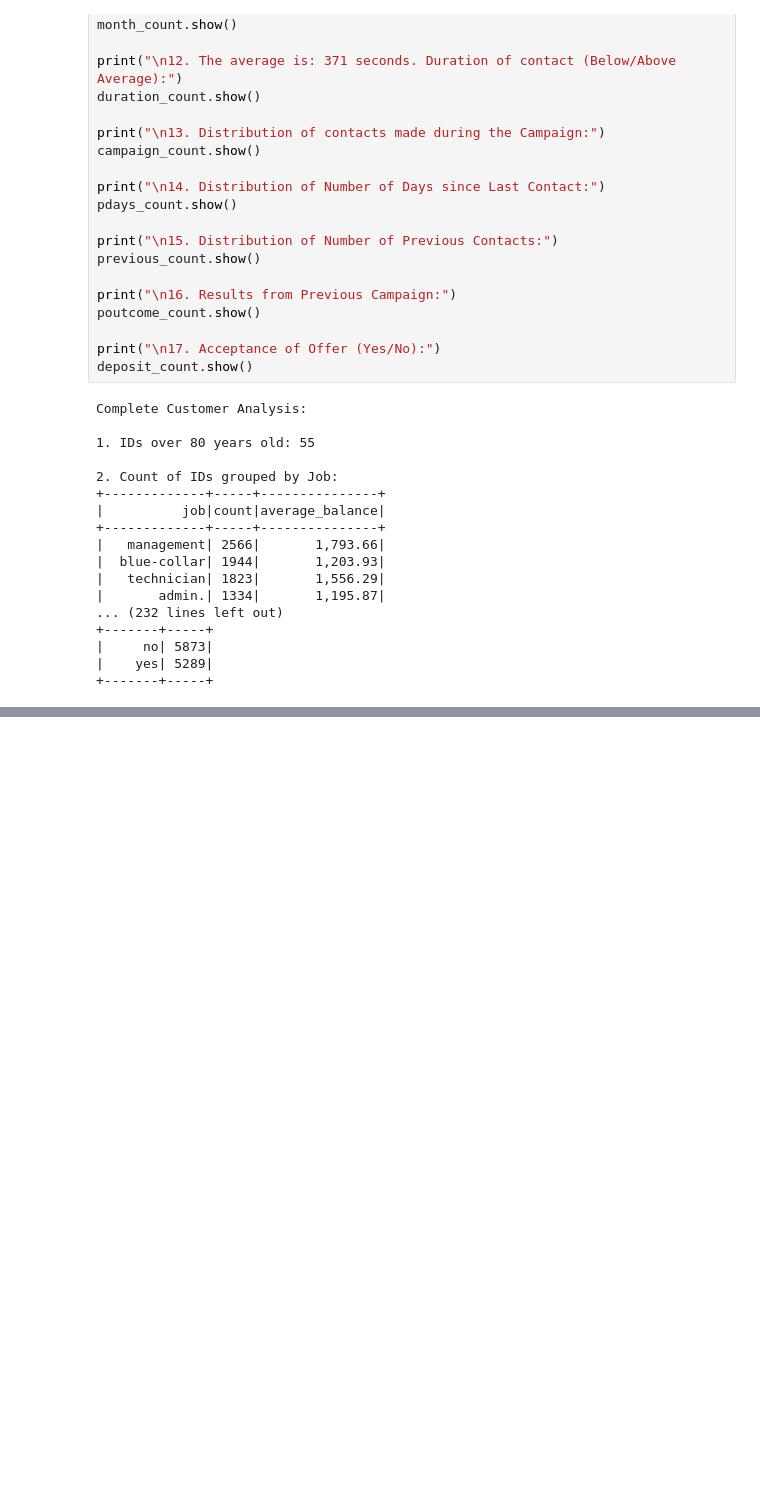
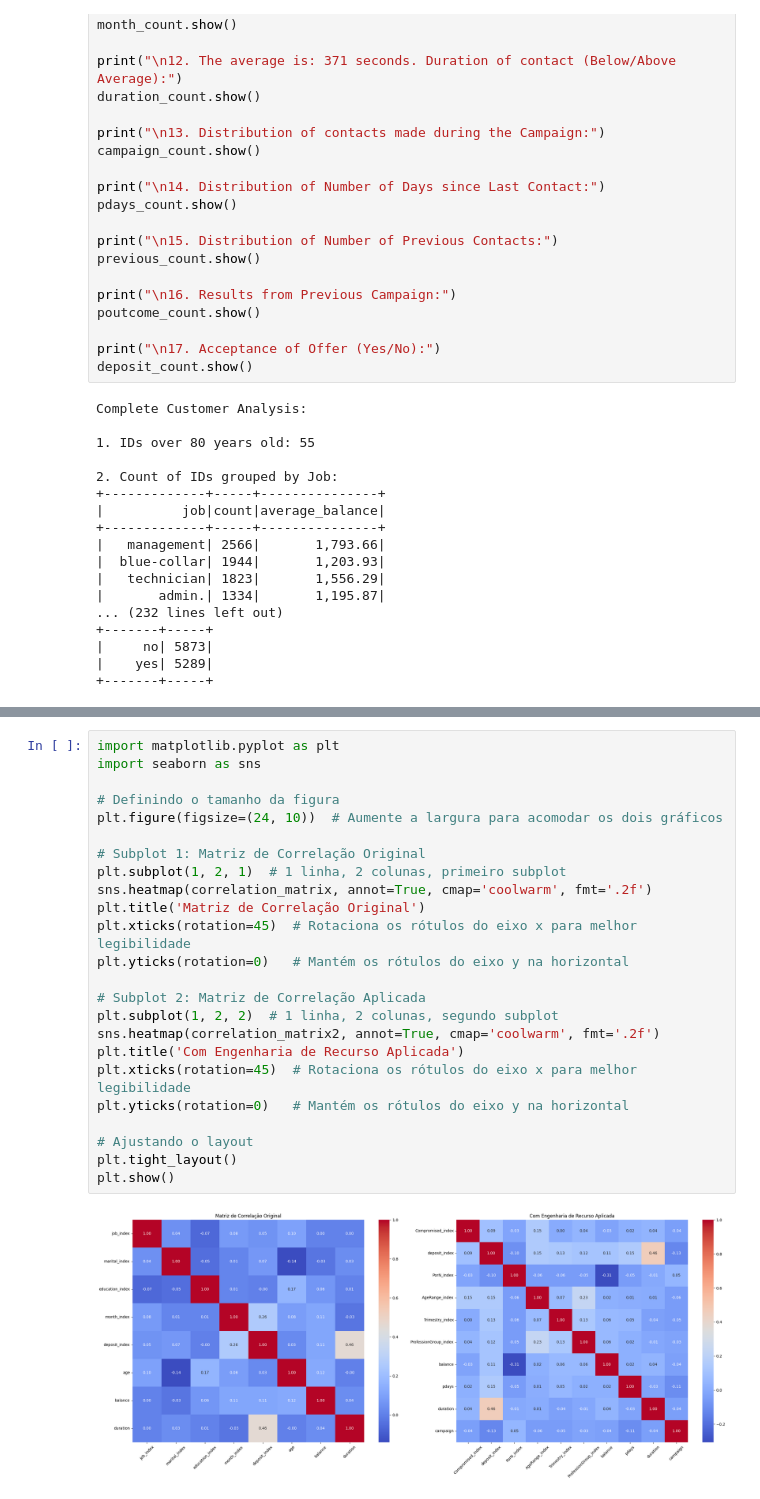
Before and after one commit to KoreTane/MKTBank, a Jupyter notebook: MKTBank.ipynb, the cells around one changed output, grey strips where cells are left out. Drawn from its saved outputs; the diff is of its cells as text; blank space fills up the shorter version.

```diff
--- a/MKTBank.ipynb
+++ b/MKTBank.ipynb
@@ -359,3 +376,29 @@ plt.show()
+# %%
+import matplotlib.pyplot as plt
+import seaborn as sns
+
+# Definindo o tamanho da figura
+plt.figure(figsize=(24, 10))  # Aumente a largura para acomodar os dois gráficos
+
+# Subplot 1: Matriz de Correlação Original
+plt.subplot(1, 2, 1)  # 1 linha, 2 colunas, primeiro subplot
+sns.heatmap(correlation_matrix, annot=True, cmap='coolwarm', fmt='.2f')
+plt.title('Matriz de Correlação Original')
+plt.xticks(rotation=45)  # Rotaciona os rótulos do eixo x para melhor legibilidade
+plt.yticks(rotation=0)   # Mantém os rótulos do eixo y na horizontal
+
+# Subplot 2: Matriz de Correlação Aplicada
+plt.subplot(1, 2, 2)  # 1 linha, 2 colunas, segundo subplot
+sns.heatmap(correlation_matrix2, annot=True, cmap='coolwarm', fmt='.2f')
+plt.title('Com Engenharia de Recurso Aplicada')
+plt.xticks(rotation=45)  # Rotaciona os rótulos do eixo x para melhor legibilidade
+plt.yticks(rotation=0)   # Mantém os rótulos do eixo y na horizontal
+
+# Ajustando o layout
+plt.tight_layout()
+plt.show()
+# %% [output]
+[figure, added]
 # %%
 from pyspark.ml.classification import RandomForestClassifier
 from pyspark.ml.feature import VectorAssembler
```
Also changed, not shown: parts of 5 cells of this notebook.
